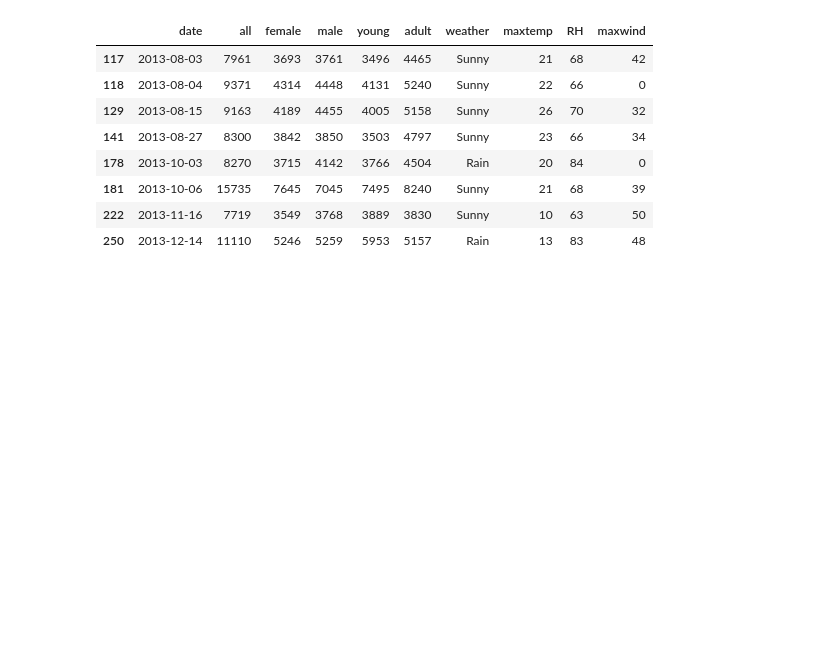
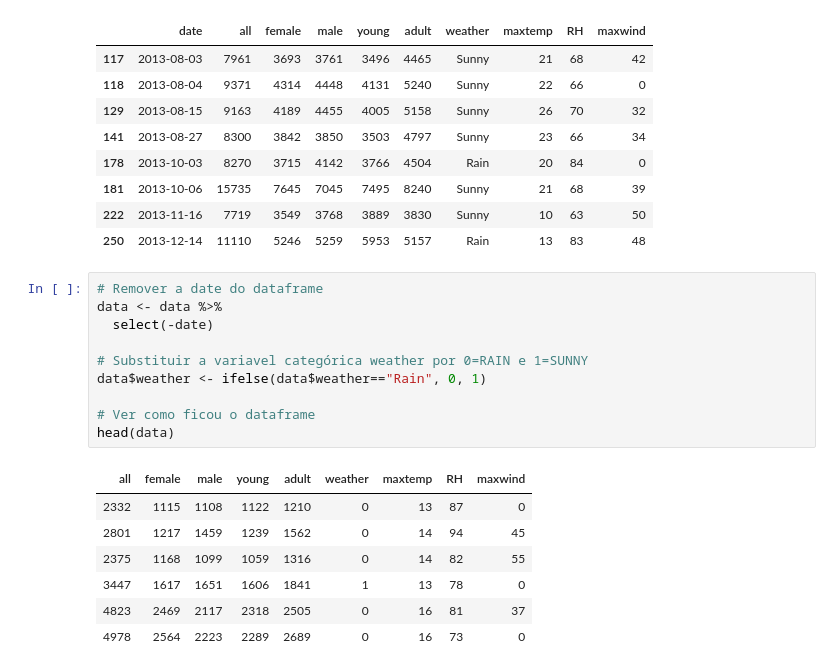
Before and after one commit to JoaoGuedes01/TIAPOSE_R_Data_Mining, a Jupyter notebook: Jupyter/Data Exploration.ipynb, the cells around one changed output. Cells and saved outputs as stored; diff of their text form; blank space fills up the shorter version.

```diff
--- a/Jupyter/Data Exploration.ipynb
+++ b/Jupyter/Data Exploration.ipynb
@@ -238,3 +238,21 @@ data[data$all %in% c(7961, 9371, 9163, 8300, 8270, 15735, 7719, 11110),]
 | 181 | 2013-10-06 | 15735 | 7645 | 7045 | 7495 | 8240 | Sunny | 21 | 68 | 39 |
 | 222 | 2013-11-16 | 7719 | 3549 | 3768 | 3889 | 3830 | Sunny | 10 | 63 | 50 |
 | 250 | 2013-12-14 | 11110 | 5246 | 5259 | 5953 | 5157 | Rain | 13 | 83 | 48 |
+# %%
+# Remover a date do dataframe
+data <- data %>%
+  select(-date)
+
+# Substituir a variavel categórica weather por 0=RAIN e 1=SUNNY
+data$weather <- ifelse(data$weather=="Rain", 0, 1)
+
+# Ver como ficou o dataframe
+head(data)
+# %% [output]
+| all | female | male | young | adult | weather | maxtemp | RH | maxwind |
+| 2332 | 1115 | 1108 | 1122 | 1210 | 0 | 13 | 87 | 0 |
+| 2801 | 1217 | 1459 | 1239 | 1562 | 0 | 14 | 94 | 45 |
+| 2375 | 1168 | 1099 | 1059 | 1316 | 0 | 14 | 82 | 55 |
+| 3447 | 1617 | 1651 | 1606 | 1841 | 1 | 13 | 78 | 0 |
+| 4823 | 2469 | 2117 | 2318 | 2505 | 0 | 16 | 81 | 37 |
+| 4978 | 2564 | 2223 | 2289 | 2689 | 0 | 16 | 73 | 0 |
```
Also changed, not shown: parts of 5 cells of this notebook.
